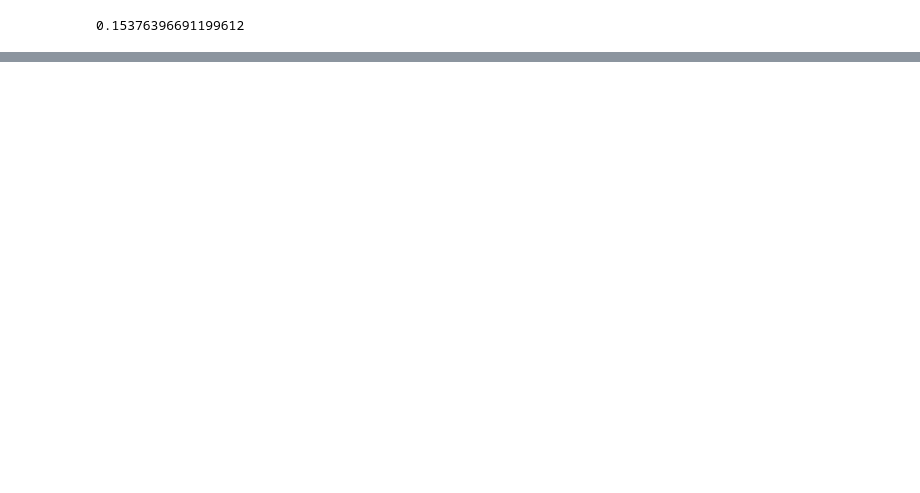
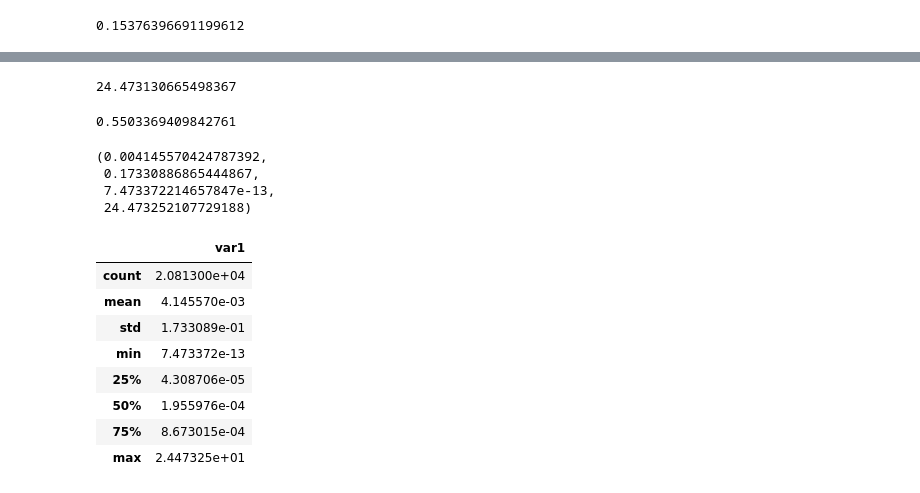
Before and after one commit to UrsulaAlcantara/IASProjet, a Jupyter notebook: model_test.ipynb, the cells around one changed output, grey strips where cells are left out. Drawn from its saved outputs; the diff is of its cells as text; code cells hidden in the pictures; blank space fills up the shorter version.

```diff
--- a/model_test.ipynb
+++ b/model_test.ipynb
@@ -212,0 +234,11 @@ model.score(X_test, Y_test)
+# %%
+error_train.max()
+# %% [output]
+24.473130665498367
+# %%
+Y_train_pred_sup0 = Y_train_pred > 0
+Y_train_sup0 = Y_train > 0
+
+(Y_train_pred_sup0 == Y_train_sup0).sum() / Y_train_pred_sup0.shape[0]
+# %% [output]
+0.5503369409842761
@@ -212,0 +249,19 @@ model.score(X_test, Y_test)
+# %%
+error_test.mean(), error_test.std(), error_test.min(), error_test.max()
+# %% [output]
+(0.004145570424787392,
+ 0.17330886865444867,
+ 7.473372214657847e-13,
+ 24.473252107729188)
+# %%
+pd.DataFrame(error_test).describe(include="all")
+# %% [output]
+|  | var1 |
+| count | 2.081300e+04 |
+| mean | 4.145570e-03 |
+| std | 1.733089e-01 |
+| min | 7.473372e-13 |
+| 25% | 4.308706e-05 |
+| 50% | 1.955976e-04 |
+| 75% | 8.673015e-04 |
+| max | 2.447325e+01 |
```
Also changed, not shown: parts of 16 cells of this notebook, 1 other file.
